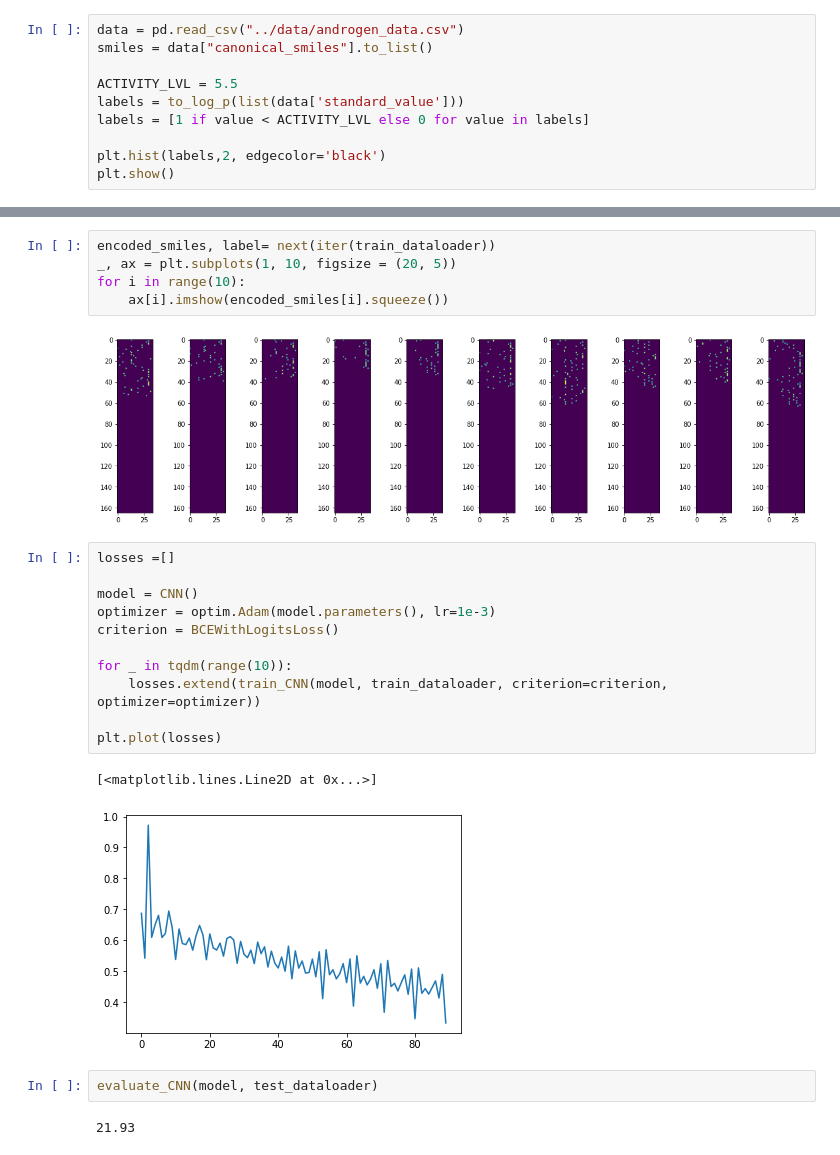
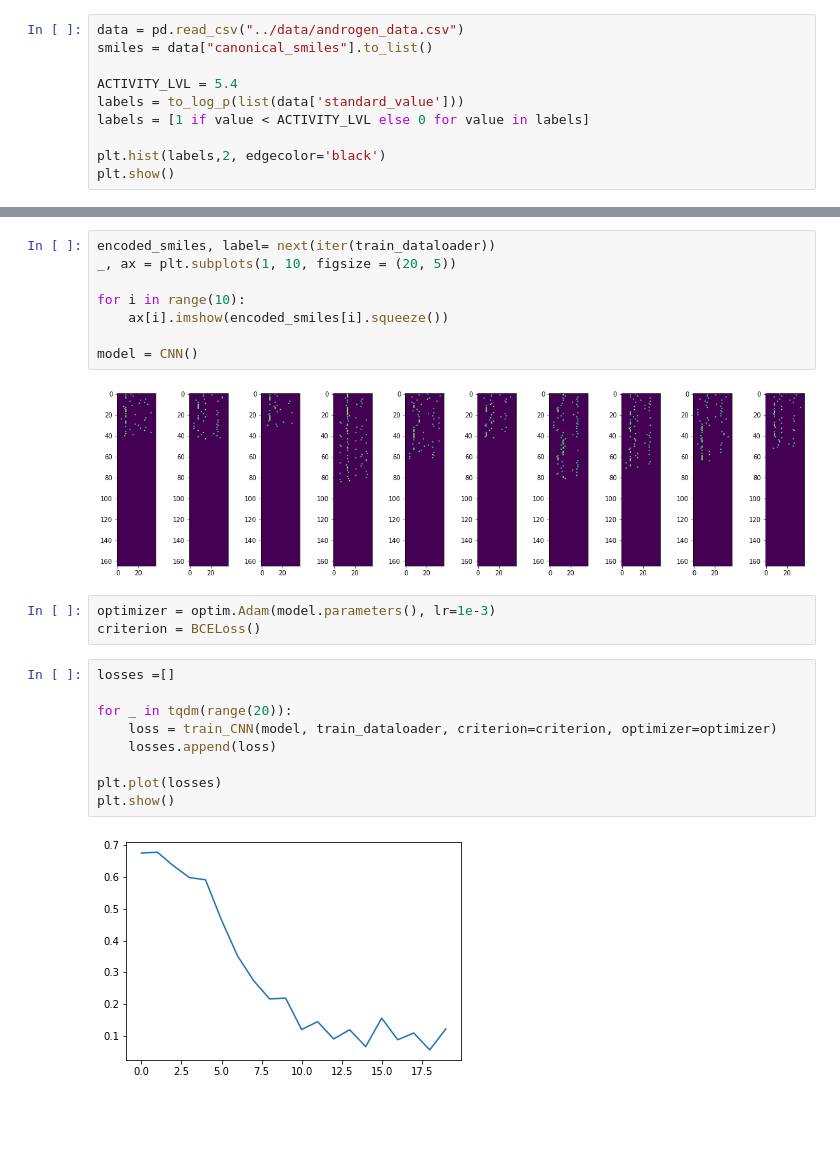
Before and after one commit to med-sci/teachmecadd, a Jupyter notebook: tutorials/008.CNN_on_smiles.ipynb, the cells around one changed output, grey strips where cells are left out. Saved outputs shown, nothing was run; the diff lists cells and outputs as text; blank space fills up the shorter version.

```diff
--- a/tutorials/008.CNN_on_smiles.ipynb
+++ b/tutorials/008.CNN_on_smiles.ipynb
@@ -17,7 +18,7 @@ from sklearn.decomposition import PCA
 data = pd.read_csv("../data/androgen_data.csv")
 smiles = data["canonical_smiles"].to_list()
 
-ACTIVITY_LVL = 5.5
+ACTIVITY_LVL = 5.4
 labels = to_log_p(list(data['standard_value']))
 labels = [1 if value < ACTIVITY_LVL else 0 for value in labels]
 
@@ -34,25 +36,24 @@ test_dataloader = DataLoader(test_data, batch_size=128)
 # %%
 encoded_smiles, label= next(iter(train_dataloader))
 _, ax = plt.subplots(1, 10, figsize = (20, 5))
+
 for i in range(10):
     ax[i].imshow(encoded_smiles[i].squeeze())
+
+model = CNN()
 # %% [output]
-[figure, old version]
+[figure, new version]
+# %%
+optimizer = optim.Adam(model.parameters(), lr=1e-3)
+criterion = BCELoss()
 # %%
 losses =[]
 
-model = CNN()
-optimizer = optim.Adam(model.parameters(), lr=1e-3)
-criterion = BCEWithLogitsLoss()
-
-for _ in tqdm(range(10)):
-    losses.extend(train_CNN(model, train_dataloader, criterion=criterion, optimizer=optimizer))
+for _ in tqdm(range(20)):
+    loss = train_CNN(model, train_dataloader, criterion=criterion, optimizer=optimizer)
+    losses.append(loss)
 
 plt.plot(losses)
+plt.show()
 # %% [output]
-[<matplotlib.lines.Line2D at 0x...>]
-[figure, old version]
+[figure, new version]
-# %%
-evaluate_CNN(model, test_dataloader)
-# %% [output]
-21.93
```
Also changed, not shown: parts of 6 cells of this notebook, 4 other files.
